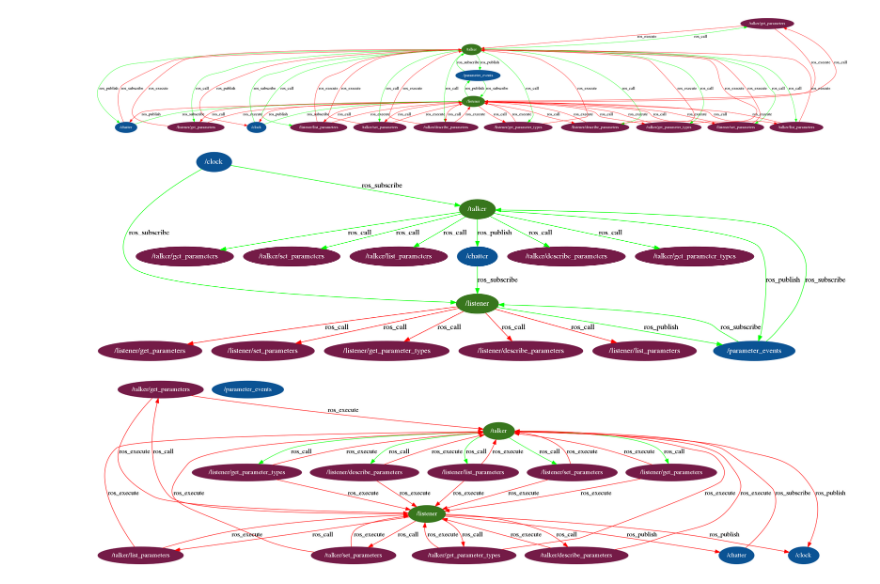
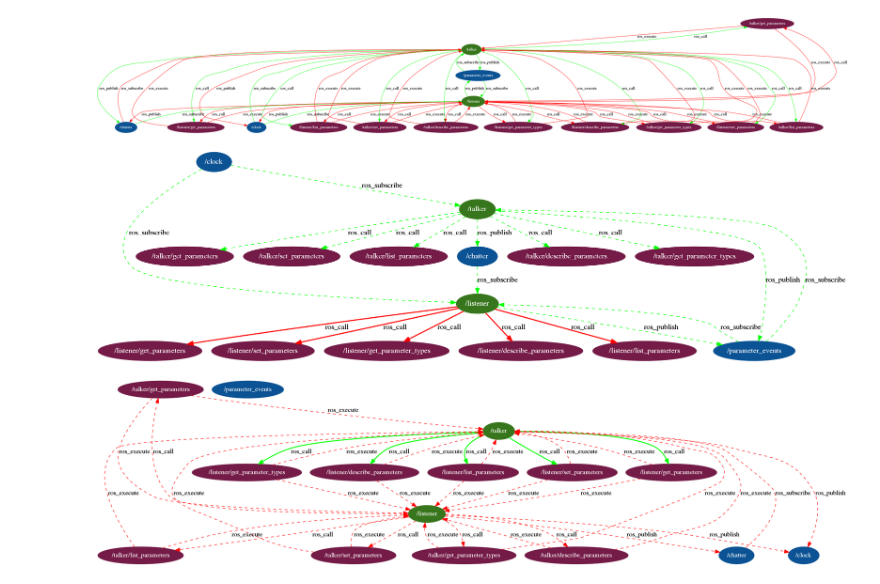
Before and after one commit to ruffsl/PPAC_ROS2, a Jupyter notebook: create_profile_from_discovery.ipynb, the cells around one changed output. Saved outputs shown, nothing was run; the diff lists cells and outputs as text; code cells hidden in the pictures.

Commit message:
Improving readability for results by adding solid and dashed labels.

```diff
--- a/create_profile_from_discovery.ipynb
+++ b/create_profile_from_discovery.ipynb
@@ -419,18 +419,30 @@ G_s_edges = G_s.edges(keys=True)
 # %%
 intersec_of_G_s_in_L_tp = L_tp.copy()
 for edge in L_tp_edges:
     if edge not in G_s_edges:
         intersec_of_G_s_in_L_tp.remove_edge(*edge)
+    else:
+        edge_data = intersec_of_G_s_in_L_tp.edges[edge]
+        if edge_data['qualifier'] == 'allow':
+            edge_data['style']= 'dashed'
+        elif edge_data['qualifier'] == 'deny':
+            edge_data['style']= 'bold'
 
 plot_graph_figure(intersec_of_G_s_in_L_tp, 'figs/intersec_of_G_s_in_L_tp')
 # %% [output]
-[figure, old version]
+[figure, new version]
 # %%
 rc_of_G_s_in_L_tp = L_tp.copy()
 for edge in L_tp_edges:
     if edge in G_s_edges:
         rc_of_G_s_in_L_tp.remove_edge(*edge)
+    else:
+        edge_data = rc_of_G_s_in_L_tp.edges[edge]
+        if edge_data['qualifier'] == 'deny':
+            edge_data['style']= 'dashed'
+        elif edge_data['qualifier'] == 'allow':
+            edge_data['style']= 'bold'
 
 plot_graph_figure(rc_of_G_s_in_L_tp, 'figs/rc_of_G_s_in_L_tp')
 # %% [output]
-[figure, old version]
+[figure, new version]
```
